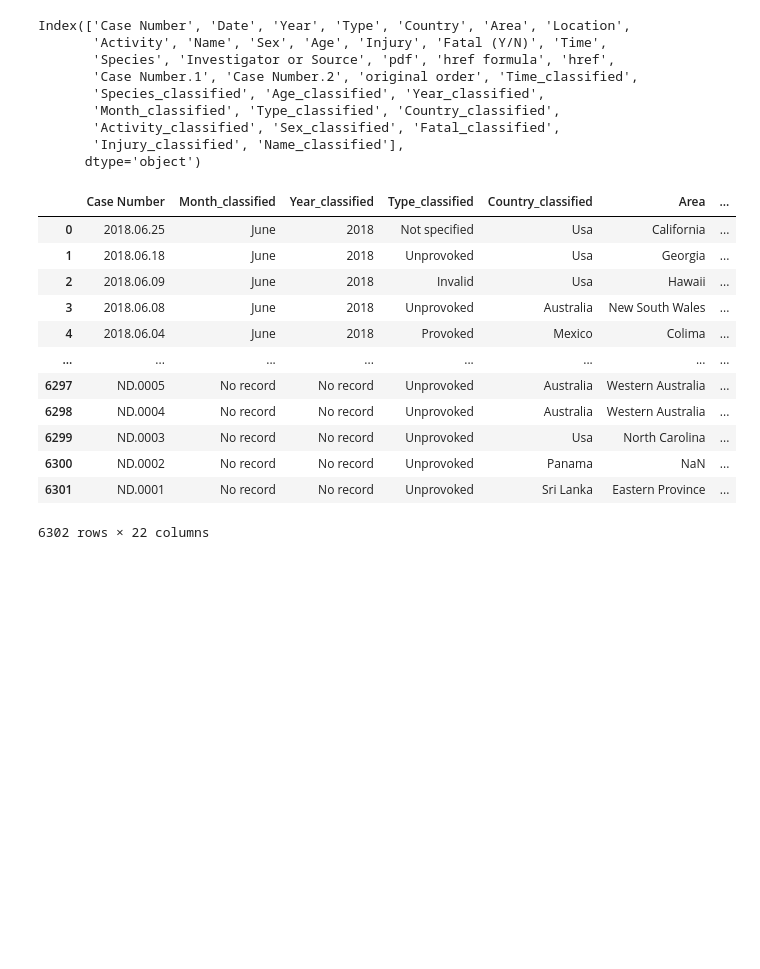
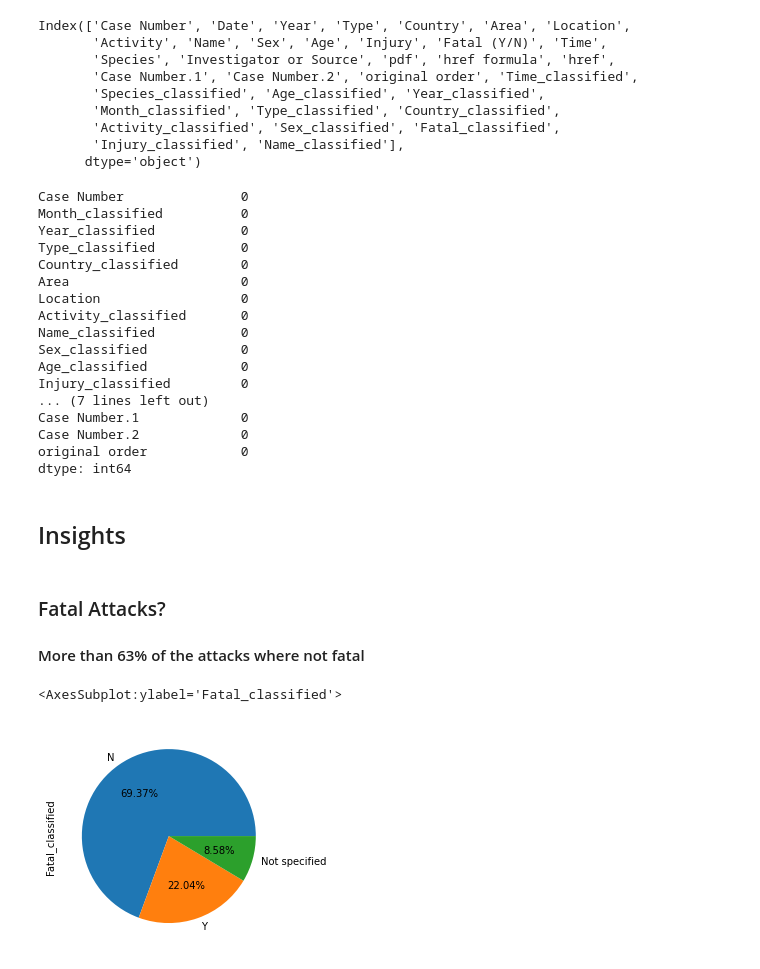
Before and after one commit to smunozan/datamex_082020, a Jupyter notebook: module-1/pandas-project/your-code/data-wrangling.ipynb, the cells around one changed output. Drawn from its saved outputs; the diff is of its cells as text; code cells hidden in the pictures; blank space fills up the shorter version.

Commit message:
Se incluyeron insights

```diff
--- a/module-1/pandas-project/your-code/data-wrangling.ipynb
+++ b/module-1/pandas-project/your-code/data-wrangling.ipynb
@@ -853,16 +866,20 @@ attacks_clean = attacks_no_null[["Case Number","Month_classified","Year_classifi
 # %%
-attacks_clean
+attacks_clean.isna().sum()
 # %% [output]
-|  | Case Number | Month_classified | Year_classified | Type_classified | Country_classified | Area | ... |
-| 0 | 2018.06.25 | June | 2018 | Not specified | Usa | California | ... |
-| 1 | 2018.06.18 | June | 2018 | Unprovoked | Usa | Georgia | ... |
-| 2 | 2018.06.09 | June | 2018 | Invalid | Usa | Hawaii | ... |
-| 3 | 2018.06.08 | June | 2018 | Unprovoked | Australia | New South Wales | ... |
-| 4 | 2018.06.04 | June | 2018 | Provoked | Mexico | Colima | ... |
-| ... | ... | ... | ... | ... | ... | ... | ... |
-| 6297 | ND.0005 | No record | No record | Unprovoked | Australia | Western Australia | ... |
-| 6298 | ND.0004 | No record | No record | Unprovoked | Australia | Western Australia | ... |
-| 6299 | ND.0003 | No record | No record | Unprovoked | Usa | North Carolina | ... |
-| 6300 | ND.0002 | No record | No record | Unprovoked | Panama | NaN | ... |
-| 6301 | ND.0001 | No record | No record | Unprovoked | Sri Lanka | Eastern Province | ... |
-6302 rows × 22 columns
+Case Number               0
+Month_classified          0
+Year_classified           0
+Type_classified           0
+Country_classified        0
+Area                      0
+Location                  0
+Activity_classified       0
+Name_classified           0
+Sex_classified            0
+Age_classified            0
+Injury_classified         0
+... (7 lines left out)
+Case Number.1             0
+Case Number.2             0
+original order            0
+dtype: int64
@@ -868,0 +888,11 @@ attacks_clean
+# %% [markdown]
+## Insights
+# %% [markdown]
+### Fatal Attacks?
+
+#### More than 63% of the attacks where not fatal
+# %%
+attacks_no_null["Fatal_classified"].value_counts().head().plot(kind = 'pie',autopct='%1.2f%%')
+# %% [output]
+<AxesSubplot:ylabel='Fatal_classified'>
+[figure, added]
```
Also changed, not shown: parts of 24 cells of this notebook, 6 other files.
